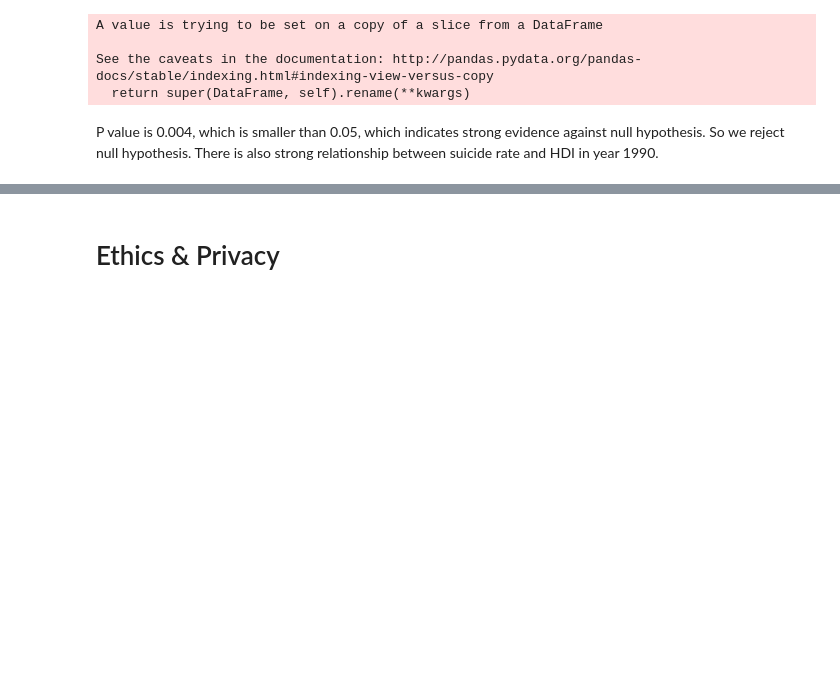
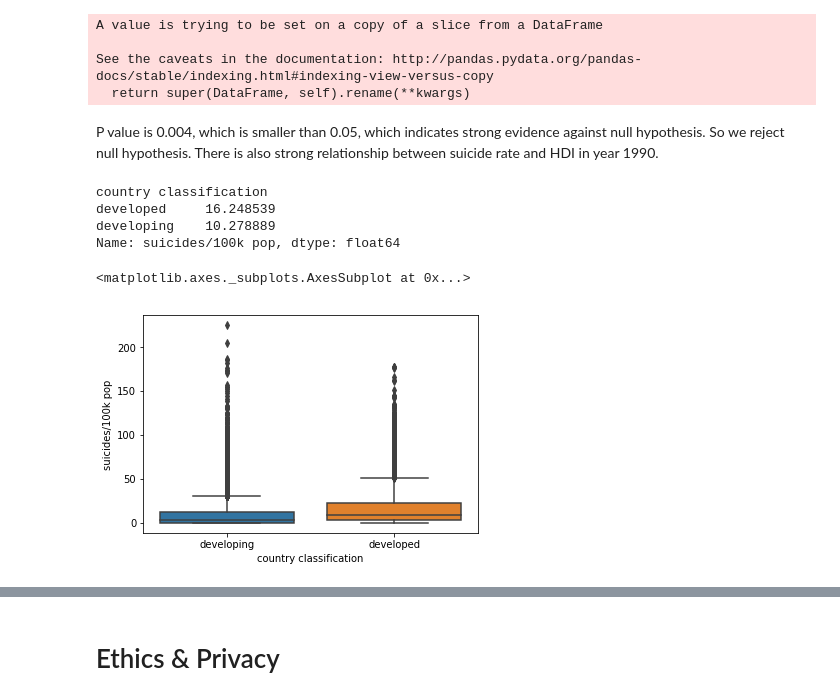
Before and after one commit to YuechenL/COGS108FinalProject, a Jupyter notebook: FinalProject.ipynb, the cells around one changed output, grey strips where cells are left out. Drawn from its saved outputs; the diff is of its cells as text; code cells hidden in the pictures; blank space fills up the shorter version.

```diff
--- a/FinalProject.ipynb
+++ b/FinalProject.ipynb
@@ -689,3 +708,28 @@ See the caveats in the documentation: http://pandas.pydata.org/pandas-docs/stabl
   return super(DataFrame, self).rename(**kwargs)
 # %% [markdown]
 P value is 0.004, which is smaller than 0.05, which indicates strong evidence against null hypothesis. So we reject null hypothesis. There is also strong relationship between suicide rate and HDI in year 1990.
+# %%
+# list of developed countries based on UN
+#https://www.un.org/en/development/desa/policy/wesp/wesp_current/2014wesp_country_classification.pdf
+#https://www.un.org/en/development/desa/policy/wesp/wesp_current/2012country_class.pdf
+developed_countries=['Austria', 'Belgium', 'Denmark', 'Finland', 'France', 'Germany', 'Greece', 'Ireland', 'Italy', 'Luxembourg', 'Netherlands', 'Portugal' ,'Spain', 'Sweden', 'United Kingdom', 'Austria', 'Belgium', 'Denmark', 'Finland', 'France', 'Germany', 'Greece', 'Ireland', 'Italy', 'Luxembourg', 'Netherlands', 'Portugal', 'Spain', 'Sweden',
+'Bulgaria', 'Croatia', 'Cyprus', 'Czech Republic', 'Estonia', 'Hungary', 'Latvia', 'Lithuania', 'Malta', 'Poland', 'Romania', 'Slovakia', 'Slovenia', 'Iceland','Norway', 'Switzerland' , 'Australia', 'Canada', 'Japan', 'New Zealand', 'United States', 'Canada', 'Japan' ]
+# add a new coloumn as country classification
+main_df['country classification'] = "developing"
+# iterate through the list of developed country
+# if finds the country in the list replace the country classification as a developed
+for i, row in main_df.iterrows():
+    if(row['country'] in developed_countries):
+        main_df.loc[i, 'country classification'] = "developed"
+# %%
+main_df.groupby(['country classification'])['suicides/100k pop'].mean()
+# %% [output]
+country classification
+developed     16.248539
+developing    10.278889
+Name: suicides/100k pop, dtype: float64
+# %%
+sns.boxplot(x='country classification', y= 'suicides/100k pop',data=main_df)
+# %% [output]
+<matplotlib.axes._subplots.AxesSubplot at 0x...>
+[figure, added]
```
Also changed, not shown: parts of 23 cells of this notebook.
